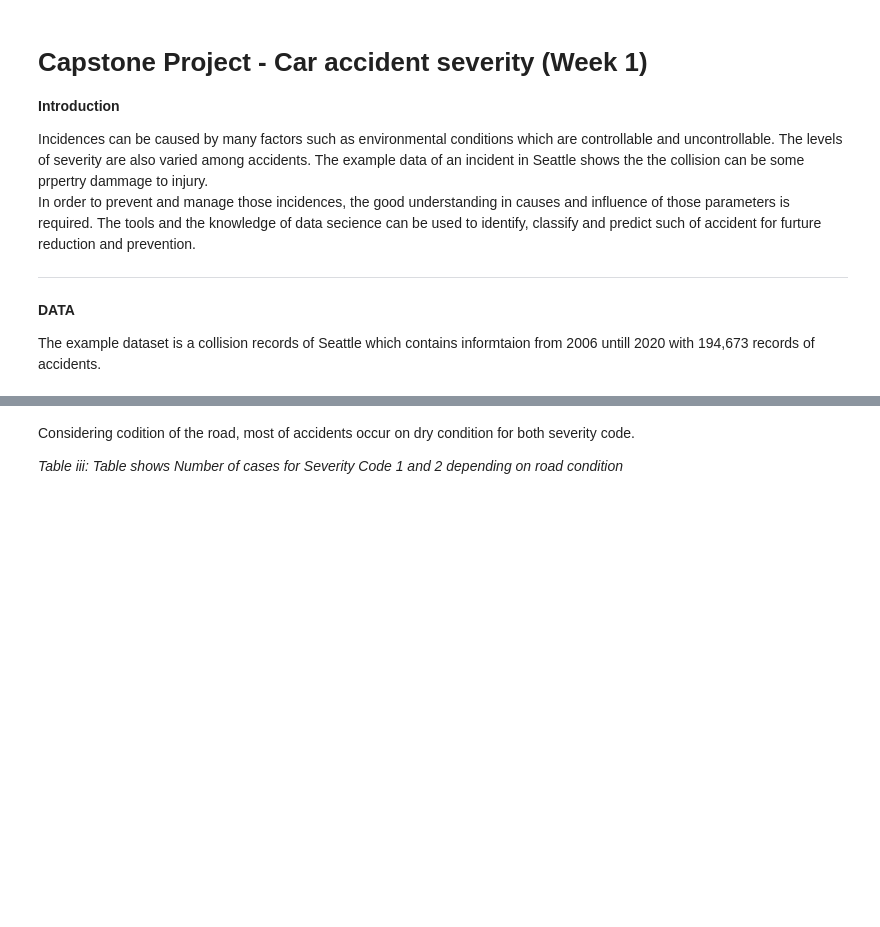
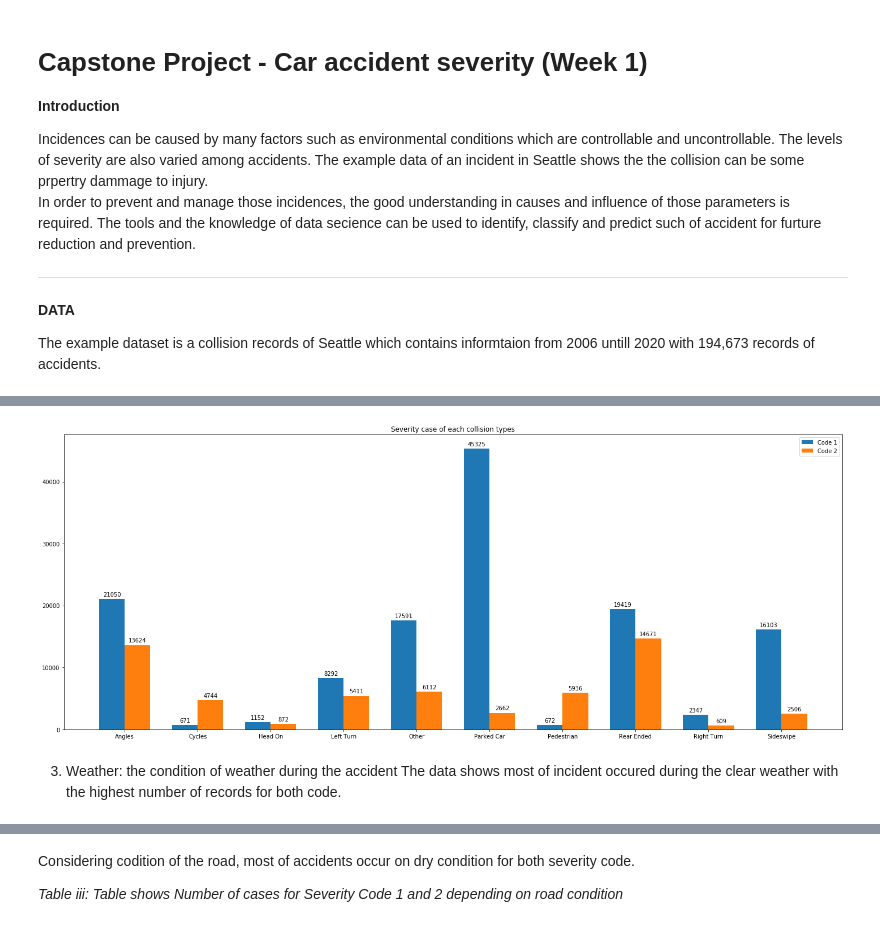
Before and after one commit to ubketsara/Coursera_Capstone, a Jupyter notebook: Car accident severity.ipynb, the cells around one changed output, grey strips where cells are left out. Cells and saved outputs as stored; diff of their text form; code cells hidden in the pictures; blank space fills up the shorter version.

```diff
--- a/Car accident severity.ipynb
+++ b/Car accident severity.ipynb
@@ -106,0 +84,3 @@ pd.DataFrame(data=m.values, index = m.index, columns=['Cases'])
+# %%
+C_1 = df1[df1.SEVERITYCODE==1]
+C_2 = df1[df1.SEVERITYCODE==2]
@@ -106,0 +93,3 @@ pd.DataFrame(data=m.values, index = m.index, columns=['Cases'])
+# %%
+C_11 = C_1.groupby('COLLISIONTYPE').count()
+C_11['SEVERITYCODE'].to_frame()
@@ -106,0 +111,3 @@ pd.DataFrame(data=m.values, index = m.index, columns=['Cases'])
+# %%
+C_21 = C_2.groupby('COLLISIONTYPE').count()
+C_21['SEVERITYCODE'].to_frame()
@@ -106,0 +127,37 @@ pd.DataFrame(data=m.values, index = m.index, columns=['Cases'])
+# %%
+A = df1['COLLISIONTYPE'].value_counts()
+# %%
+fig, ax = plt.subplots(figsize= [20,8])
+width = 0.35
+
+x = np.arange(len(A))
+rects1 = ax.bar(x - width/2, C_11['SEVERITYCODE'], width, label='Code 1')
+rects2 = ax.bar(x + width/2, C_21['SEVERITYCODE'], width, label='Code 2')
+
+ax.set_title('Severity case of each collision types')
+ax.set_xticks(x)
+ax.set_xticklabels(C_21.index)
+ax.legend()
+
+
+def autolabel(rects):
+    """Attach a text label above each bar in *rects*, displaying its height."""
+    for rect in rects:
+        height = rect.get_height()
+        ax.annotate('{}'.format(height),
+                    xy=(rect.get_x() + rect.get_width() / 2, height),
+                    xytext=(0, 3),  # 3 points vertical offset
+                    textcoords="offset points",
+                    ha='center', va='bottom')
+
+
+autolabel(rects1)
+autolabel(rects2)
+fig.tight_layout()
+
+plt.show()
+# %% [output]
+[figure, added]
+# %% [markdown]
+3. Weather: the condition of weather during the accident
+The data shows most of incident occured during the clear weather with the highest number of records for both code.
```
Also changed, not shown: parts of 88 cells of this notebook.
